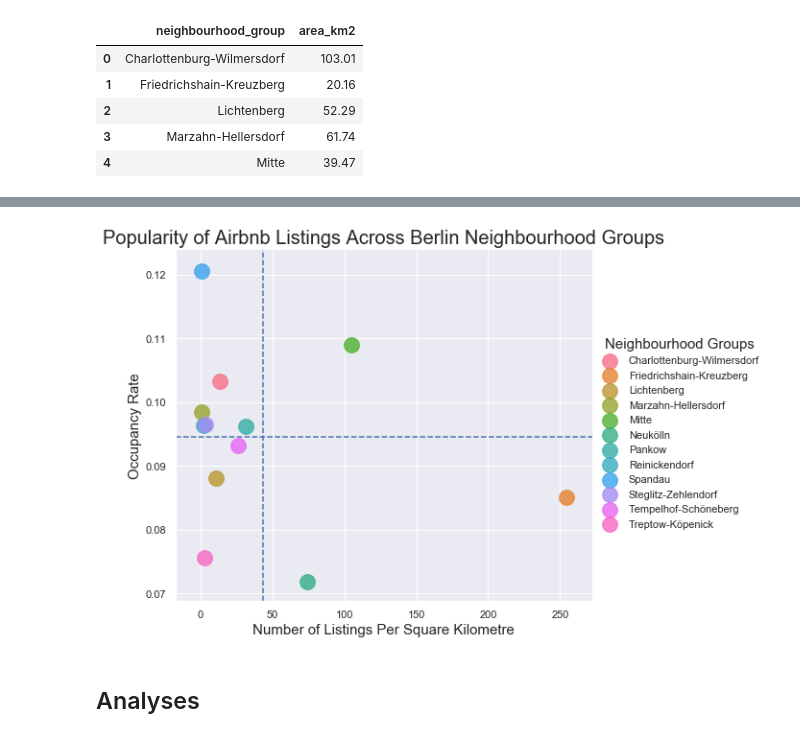
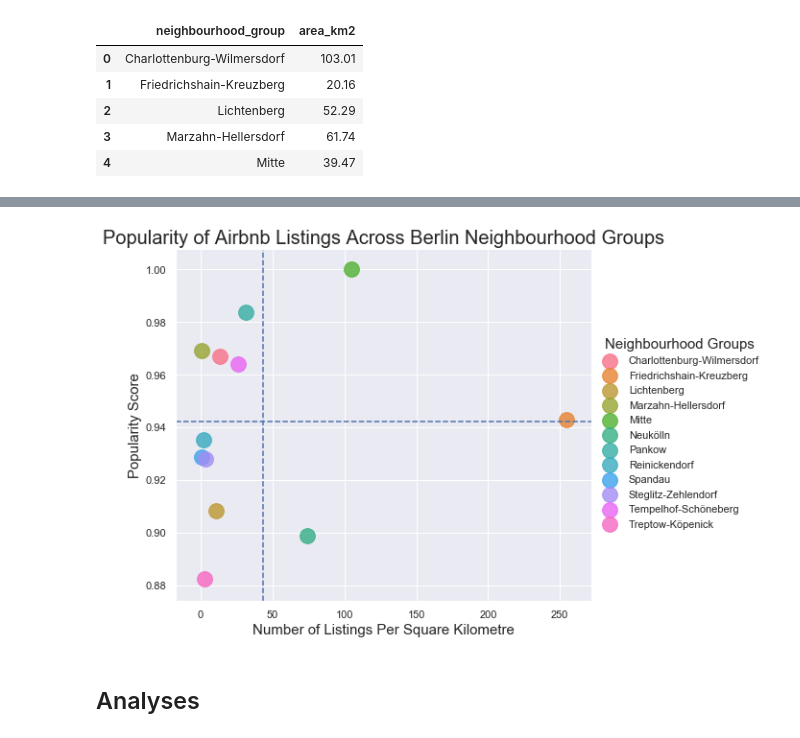
Before and after one commit to pape1412/airbnb, a Jupyter notebook: notebooks/q1_airbnb_popularity.ipynb, the cells around one changed output, grey strips where cells are left out. Drawn from its saved outputs; the diff is of its cells as text; code cells hidden in the pictures.

Commit message:
docs: Added data overview

```diff
--- a/notebooks/q1_airbnb_popularity.ipynb
+++ b/notebooks/q1_airbnb_popularity.ipynb
@@ -113,0 +117,17 @@ Name: occupancy_rate, dtype: float64
+# %%
+# Calculate popularity score as average of occupancy and rating
+# Before I am applying a min-max scaling
+# Scaled occupancy rate
+df_listings["occupancy_rate_normed"] = ((df_listings["occupancy_rate"] - df_listings["occupancy_rate"].min()) /
+                                        (df_listings["occupancy_rate"].max()-df_listings["occupancy_rate"].min()))
+
+# Scaled review scores rating
+df_listings["review_scores_rating"] = df_listings["review_scores_rating"].fillna(0)
+df_listings["review_scores_rating_normed"] = ((df_listings["review_scores_rating"] - df_listings["review_scores_rating"].min()) /
+                                              (df_listings["review_scores_rating"].max()-df_listings["review_scores_rating"].min()))
+
+# Popularity score as weighted average
+df_listings["popularity_score"] = (3*df_listings["occupancy_rate_normed"] + df_listings["review_scores_rating_normed"]) / 4
+df_listings = df_listings.drop(["occupancy_rate_normed", "review_scores_rating_normed"], axis=1)
+
+df_listings["popularity_score"].describe()
@@ -130,14 +160,28 @@ hood_area.head()
 # %%
 # Create data frame with occupancy rate and listing density for each neighbourhood
 # Grouping functions
-f = {"id":["count"], "occupancy_rate":["mean"], "review_scores_rating":["mean"]}
+f = {"id":["count"], "popularity_score":["mean"], "review_scores_rating":["mean"]}
 
 # Grouping data
-hood_popularity = df_listings[["neighbourhood_group_cleansed","id","occupancy_rate","review_scores_rating"]]
+hood_popularity = df_listings[["neighbourhood_group_cleansed","id","popularity_score","review_scores_rating"]]
 hood_popularity = hood_popularity.groupby("neighbourhood_group_cleansed", as_index=False).agg(f)
-hood_popularity.columns = ["neighbourhood_group", "num_listings", "occupancy_rate","review_scores_rating"]
+hood_popularity.columns = ["neighbourhood_group", "num_listings", "popularity_score","review_scores_rating"]
+#hood_popularity["popularity_score"] = hood_popularity["popularity_score"] / hood_popularity["popularity_score"].max()
 hood_popularity = hood_popularity.sort_values("neighbourhood_group")
 
 # Calculate density
 hood_popularity["area_km2"] = hood_area["area_km2"]
 hood_popularity["listings_per_km2"] = hood_popularity["num_listings"] / hood_popularity["area_km2"]
+# %%
+# Plot popularity scores across neihbourhoods
+plt.subplots(figsize=(12,8))
+sns.set(style="darkgrid")
+ax = sns.barplot(x="neighbourhood_group", y="popularity_score", data=hood_popularity)
+plt.xticks(rotation=90);
+plt.title("Popularity / Neighbourhood", fontsize=20)
+plt.ylabel("Popularity Score", fontsize=15)
+plt.xlabel("Neighbourhood", fontsize=15)
+plt.tight_layout()
+
+# Add median as reference line
+ax.axhline(hood_popularity["popularity_score"].mean(), ls='--');
@@ -144,22 +190,22 @@ hood_popularity["listings_per_km2"] = hood_popularity["num_listings"] / hood_pop
 # %%
-# Plot occupancy vs. listings per square kilometre
+# Plot popularity score vs. listings per square kilometre
 # Plot
 sns.set(style="darkgrid")
-p = sns.lmplot("listings_per_km2", "occupancy_rate", data=hood_popularity,
+p = sns.lmplot("listings_per_km2", "popularity_score", data=hood_popularity,
                hue="neighbourhood_group", fit_reg=False,
                height=6, aspect=1.2, scatter_kws={"s": 250})
 
 # Add median as reference line
-plt.axhline(hood_popularity["occupancy_rate"].mean(), ls='--');
+plt.axhline(hood_popularity["popularity_score"].mean(), ls='--');
 plt.axvline(hood_popularity["listings_per_km2"].mean(), ls='--');
 
 # Set labels
 plt.title("Popularity of Airbnb Listings Across Berlin Neighbourhood Groups", fontsize=20)
-plt.ylabel("Occupancy Rate", fontsize=15)
+plt.ylabel("Popularity Score", fontsize=15)
 plt.xlabel("Number of Listings Per Square Kilometre", fontsize=15)
 p._legend.set_title("Neighbourhood Groups")
 plt.setp(p._legend.get_title(), fontsize=15);
 # %% [output]
-[figure, old version]
+[figure, new version]
 # %% [markdown]
 ## Analyses
```
Also changed, not shown: parts of 11 cells of this notebook.
